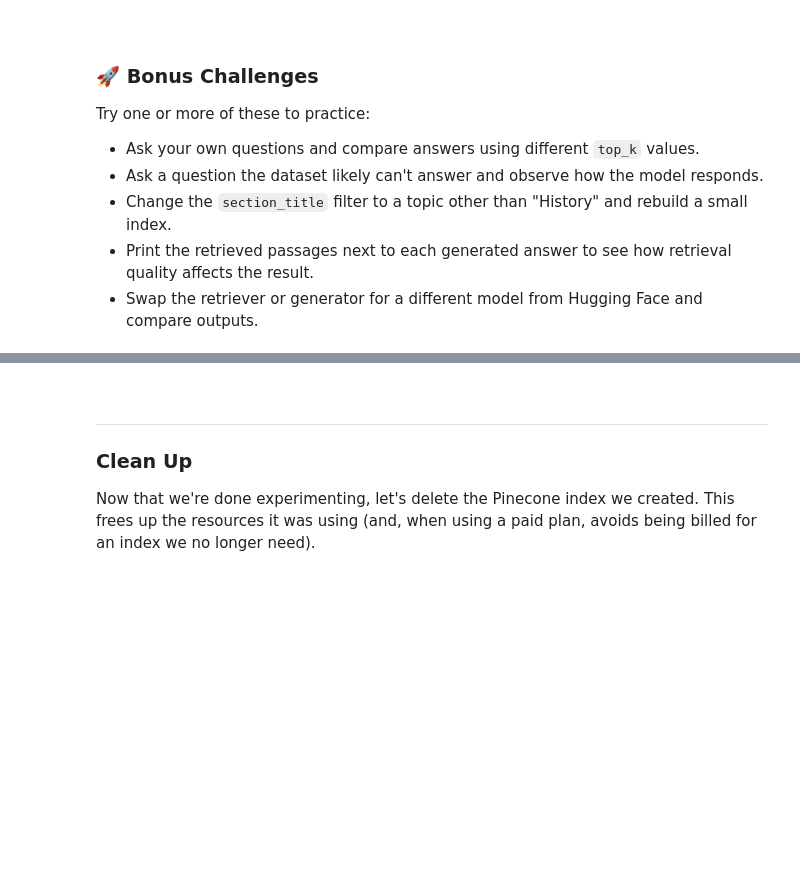
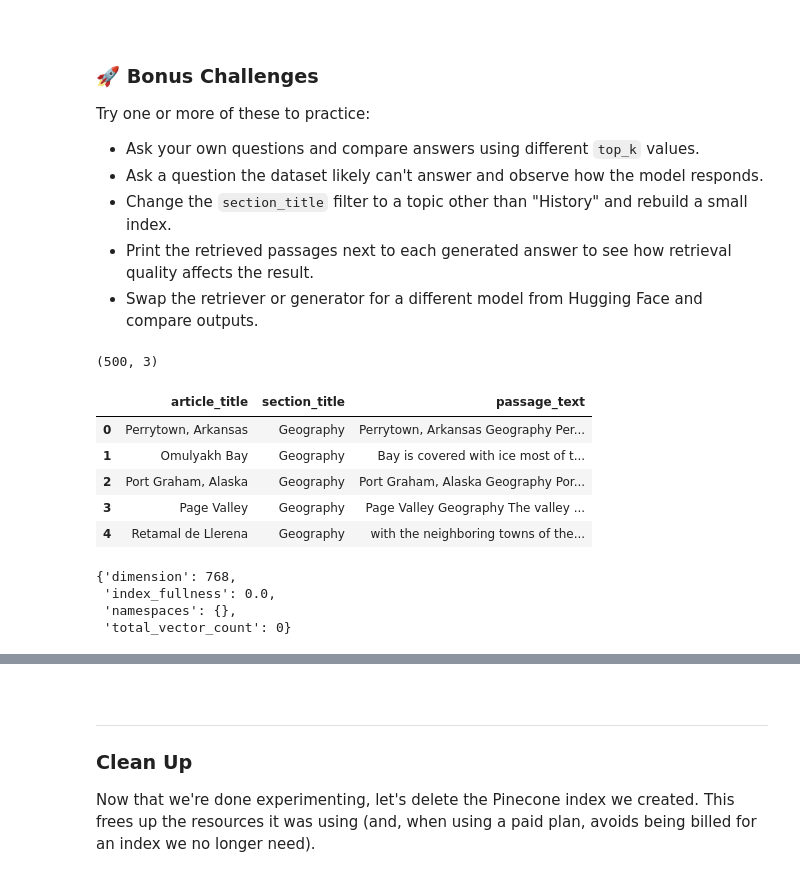
Before and after one commit to ironhack-labs/lab-abstractive-question-answering, a Jupyter notebook: lab-abstractive-question-answering.ipynb, the cells around one changed output, grey strips where cells are left out. Cells and saved outputs as stored; diff of their text form; code cells hidden in the pictures; blank space fills up the shorter version.

```diff
--- a/lab-abstractive-question-answering.ipynb
+++ b/lab-abstractive-question-answering.ipynb
@@ -50,6 +85,6 @@ next(iter(wiki_data))
 # %%
 # filter only documents with History as section_title - Replace None with your code
-history = None
+history = wiki_data.filter(lambda x: x["section_title"] == "History")
 # %% [markdown]
 Let's iterate through the dataset and apply our filter to select the 50,000 historical passages. We will extract `article_title`, `section_title` and `passage_text` from each document.
 # %%
@@ -63,9 +98,16 @@ docs = []
 # iterate through the dataset and apply our filter
 for d in tqdm(history, total=total_doc_count):
     # extract the fields we need - article, section, and passage
-    None
+    docs.append({
+        "article_title": d["article_title"],
+        "section_title": d["section_title"],
+        "passage_text": d["passage_text"]
+    })
+
     # increase the counter on every iteration
     counter += 1
+    if counter == total_doc_count:
+        break
 # %%
 import pandas as pd
 
@@ -283,0 +442,49 @@ Try one or more of these to practice:
+# %%
+total_doc_count2 = 500
+docs2 = []
+
+geography = wiki_data.filter(lambda x: x["section_title"] == "Geography")
+for d in tqdm(geography, total=total_doc_count2):
+    docs2.append({
+        "article_title": d["article_title"],
+        "section_title": d["section_title"],
+        "passage_text": d["passage_text"]
+    })
+
+    if len(docs2) == total_doc_count2:
+        break
+
+df_small = pd.DataFrame(docs2)
+
+print(df_small.shape)
+df_small.head()
+# %% [output]
+(500, 3)
+|  | article_title | section_title | passage_text |
+| 0 | Perrytown, Arkansas | Geography | Perrytown, Arkansas Geography Per... |
+| 1 | Omulyakh Bay | Geography | Bay is covered with ice most of t... |
+| 2 | Port Graham, Alaska | Geography | Port Graham, Alaska Geography Por... |
+| 3 | Page Valley | Geography | Page Valley Geography The valley ... |
+| 4 | Retamal de Llerena | Geography | with the neighboring towns of the... |
+# %%
+index_name = "geography-question-answering"
+
+if index_name not in pc.list_indexes().names():
+    pc.create_index(
+        name=index_name,
+        dimension=768,
+        metric="cosine",
+        spec=spec
+    )
+
+# Wait until ready
+while not pc.describe_index(index_name).status["ready"]:
+    time.sleep(1)
+
+index = pc.Index(index_name)
+index.describe_index_stats()
+# %% [output]
+{'dimension': 768,
+ 'index_fullness': 0.0,
+ 'namespaces': {},
+ 'total_vector_count': 0}
```
Also changed, not shown: parts of 26 cells of this notebook.
